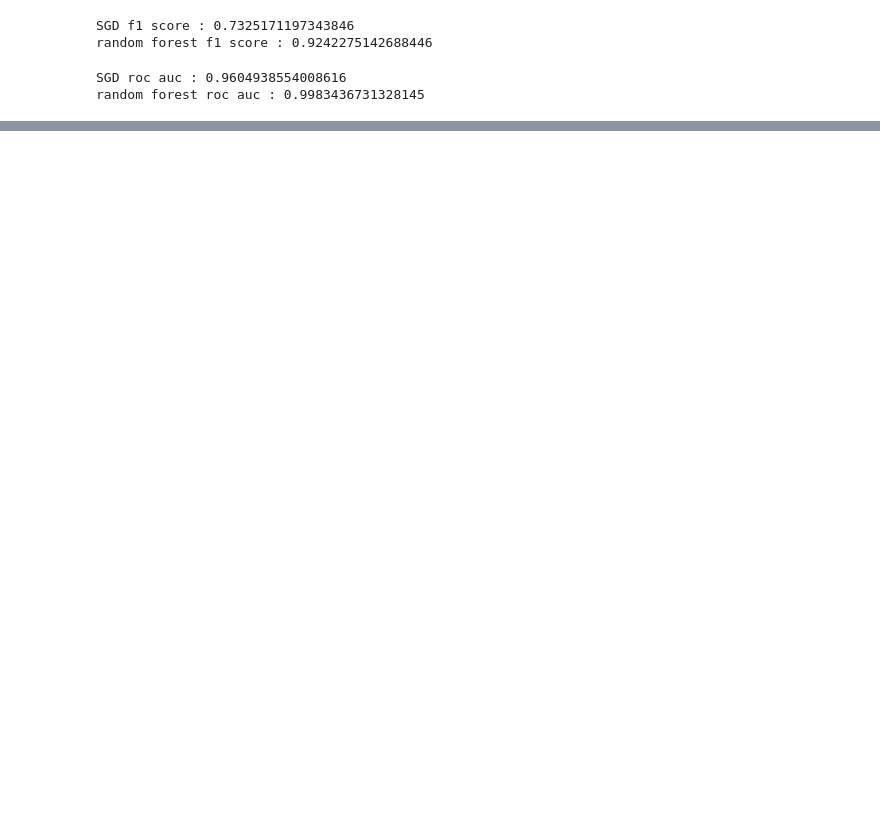
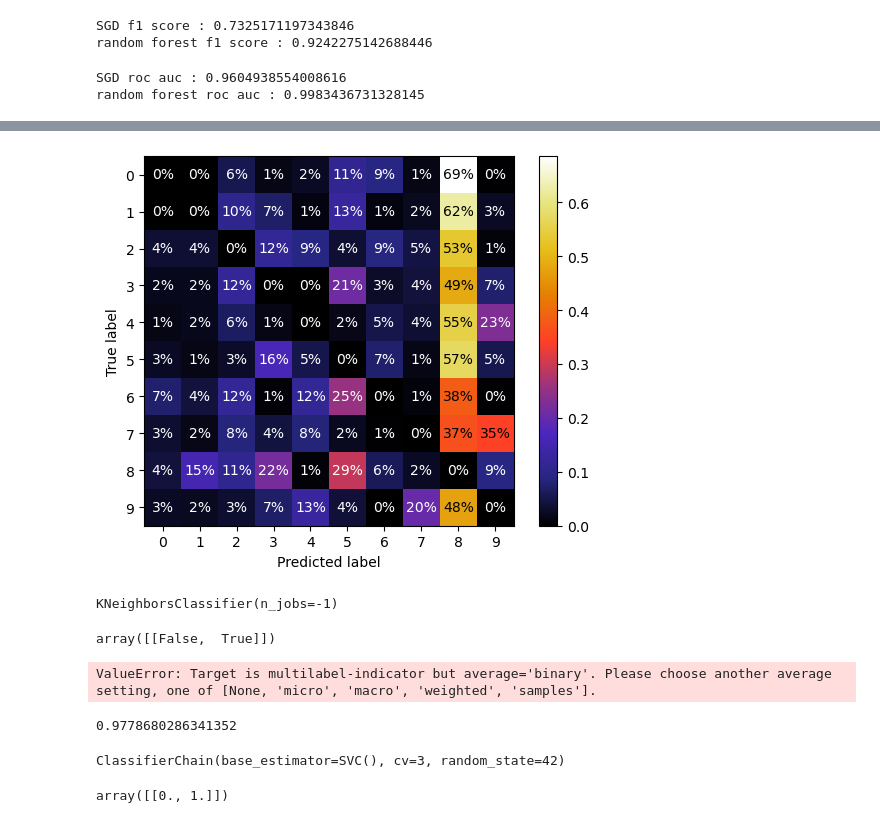
Before and after one commit to ikartiksavaliya/Hands-On-Machine-Learning-Projects, a Jupyter notebook: Chapter-3 classification.ipynb, the cells around one changed output, grey strips where cells are left out. Drawn from its saved outputs; the diff is of its cells as text; code cells hidden in the pictures; blank space fills up the shorter version.

```diff
--- a/Chapter-3 classification.ipynb
+++ b/Chapter-3 classification.ipynb
@@ -349,0 +446,6 @@ SGD precision : 0.8370879772350012 , recall : 0.6511713705958311
+# %%
+sample_weight=(y_pred!=y_train)
+ConfusionMatrixDisplay.from_predictions(y_train,y_pred,cmap='CMRmap',sample_weight=sample_weight,values_format='.0%',normalize='true')
+plt.show()
+# %% [output]
+[figure, added]
@@ -349,0 +461,46 @@ SGD precision : 0.8370879772350012 , recall : 0.6511713705958311
+# %%
+# Ⅳ. MULTILABLE CLASSIFICATION
+# till now we have seen that one input one output. If we want to give it multiple input and based on that ex.face recognization
+# train on faces of [kartik,manav,kd] then give a new input as [kartik,manav,pari] it should return [T,T,F] this is mulilable class..
+
+# prepering multilabels
+y_train_large=(y_train>='7')
+y_train_odd=(y_train.astype('int')%2==1)
+
+y_multilabel=np.c_[y_train_large,y_train_odd]
+
+# using knn for prediction
+from sklearn.neighbors import KNeighborsClassifier
+
+knn_cl=KNeighborsClassifier(n_jobs=-1)
+knn_cl.fit(x_train,y_multilabel)
+# %% [output]
+KNeighborsClassifier(n_jobs=-1)
+# %%
+knn_cl.predict([first_digit])
+# %% [output]
+array([[False,  True]])
+# %%
+# to evalute the model you can use any metrix duscuss up there
+
+y_pred_mulilable=cross_val_predict(knn_cl,x_train,y_multilabel,cv=3,n_jobs=-1)
+# %% [output]
+ValueError: Target is multilabel-indicator but average='binary'. Please choose another average setting, one of [None, 'micro', 'macro', 'weighted', 'samples'].
+# %%
+f1_score(y_multilabel,y_pred_mulilable,average='micro')
+# %% [output]
+0.9778680286341352
+# %%
+# chain -- for some model like svc it won't support multilabel classification and if you predict on each class it will not learn
+# on how the classes are coreleted here chain comes to play it will feed the model 1st class pred before pred the 2nd class cv is also avaible
+
+from sklearn.multioutput import ClassifierChain
+
+chain=ClassifierChain(SVC(),cv=3,random_state=42)
+chain.fit(x_train[:2000],y_multilabel[:2000])
+# %% [output]
+ClassifierChain(base_estimator=SVC(), cv=3, random_state=42)
+# %%
+chain.predict([first_digit])
+# %% [output]
+array([[0., 1.]])
```
Also changed, not shown: parts of 22 cells of this notebook.
